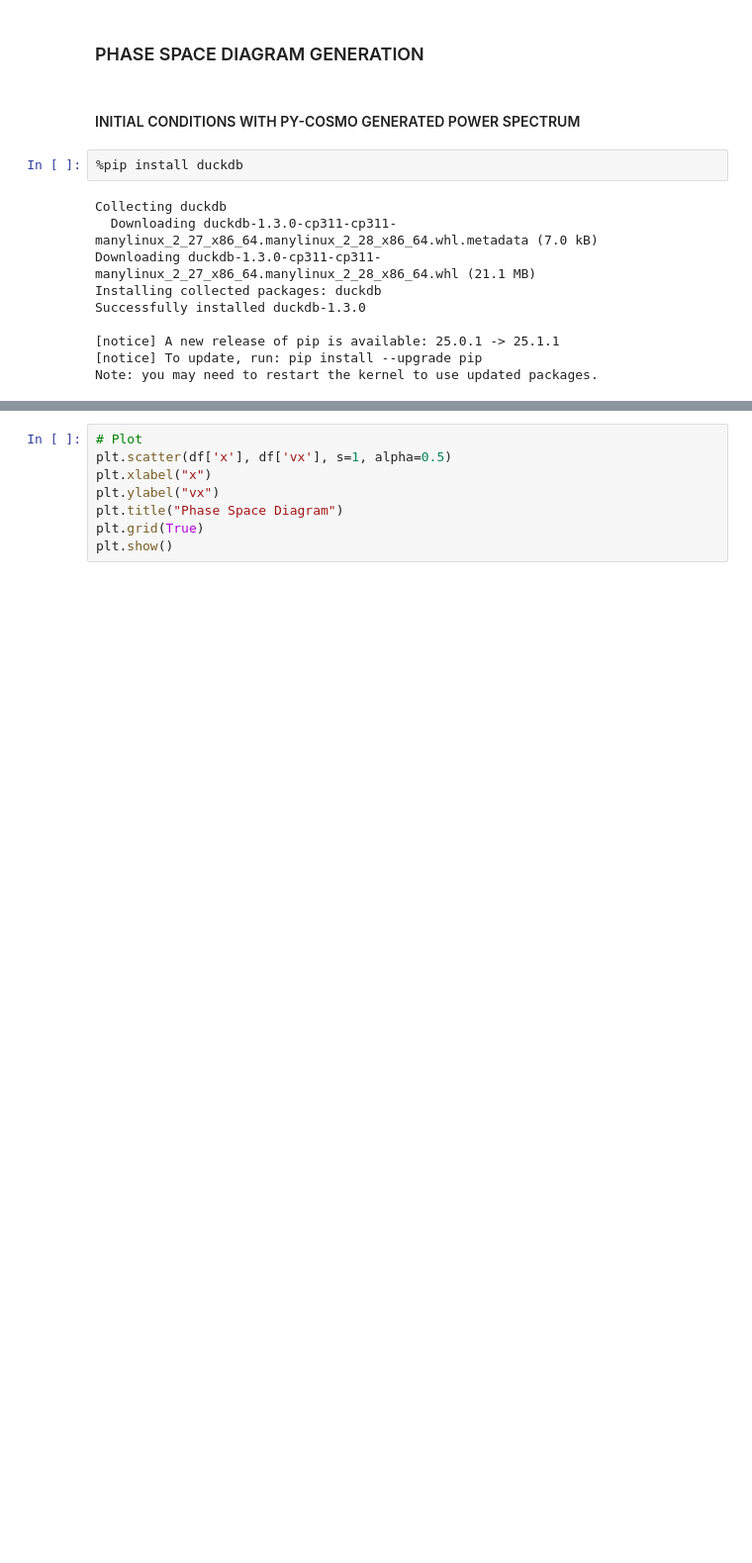
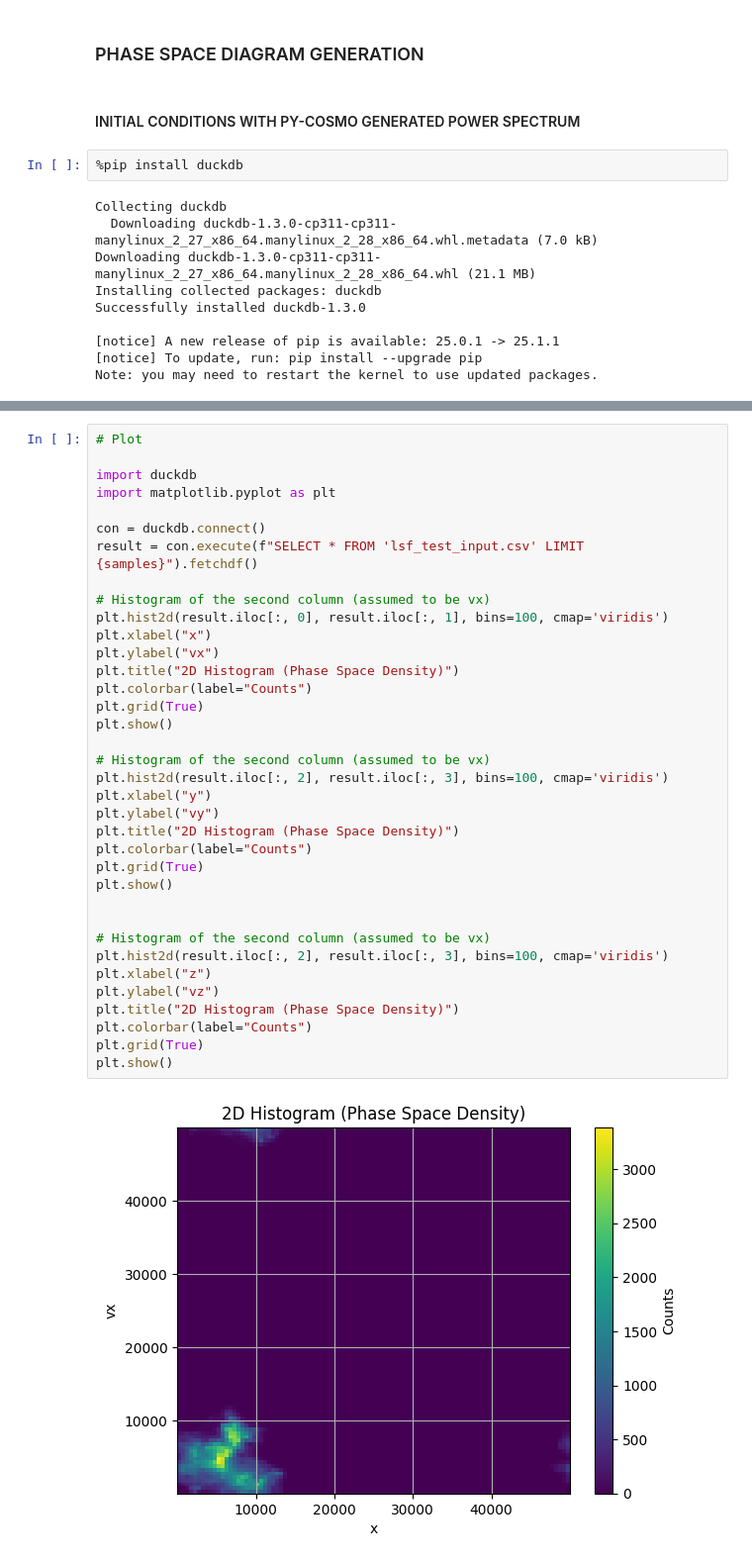
Before and after one commit to caterina-prior/PyCosmo_SimGadget, a Jupyter notebook: PyCosmo_Power_Spectrum/initial_conditions/phase_space_diagrams.ipynb, the cells around one changed output, grey strips where cells are left out. Shown: that part at 99% size. Drawn from its saved outputs; the diff is of its cells as text; blank space fills up the shorter version.

```diff
--- a/PyCosmo_Power_Spectrum/initial_conditions/phase_space_diagrams.ipynb
+++ b/PyCosmo_Power_Spectrum/initial_conditions/phase_space_diagrams.ipynb
@@ -55,8 +70,38 @@ print(result)
 # %%
 # Plot
-plt.scatter(df['x'], df['vx'], s=1, alpha=0.5)
+
+import duckdb
+import matplotlib.pyplot as plt
+
+con = duckdb.connect()
+result = con.execute(f"SELECT * FROM 'lsf_test_input.csv' LIMIT {samples}").fetchdf()
+
+# Histogram of the second column (assumed to be vx)
+plt.hist2d(result.iloc[:, 0], result.iloc[:, 1], bins=100, cmap='viridis')
 plt.xlabel("x")
 plt.ylabel("vx")
-plt.title("Phase Space Diagram")
+plt.title("2D Histogram (Phase Space Density)")
+plt.colorbar(label="Counts")
 plt.grid(True)
 plt.show()
+
+# Histogram of the second column (assumed to be vx)
+plt.hist2d(result.iloc[:, 2], result.iloc[:, 3], bins=100, cmap='viridis')
+plt.xlabel("y")
+plt.ylabel("vy")
+plt.title("2D Histogram (Phase Space Density)")
+plt.colorbar(label="Counts")
+plt.grid(True)
+plt.show()
+
+
+# Histogram of the second column (assumed to be vx)
+plt.hist2d(result.iloc[:, 2], result.iloc[:, 3], bins=100, cmap='viridis')
+plt.xlabel("z")
+plt.ylabel("vz")
+plt.title("2D Histogram (Phase Space Density)")
+plt.colorbar(label="Counts")
+plt.grid(True)
+plt.show()
+# %% [output]
+[figure, added]
```
Also changed, not shown: parts of 3 cells of this notebook, 3 other files.
